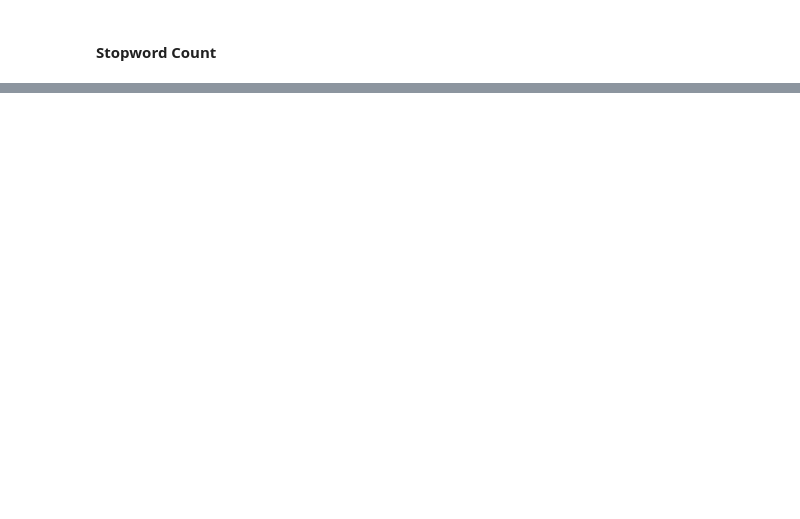
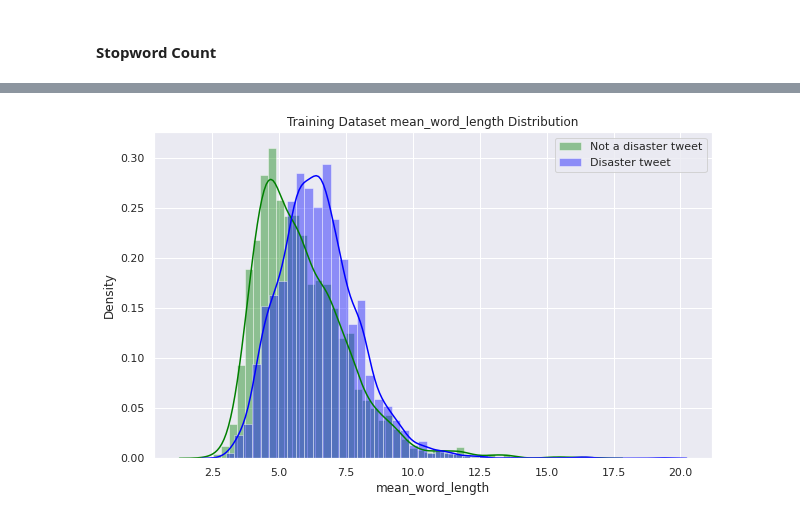
Before and after one commit to FanusArefaine/Natural-Language-Processing, a Jupyter notebook: NLP_Text_Classification_Disaster_or_Not.ipynb, the cells around one changed output, grey strips where cells are left out. Drawn from its saved outputs; the diff is of its cells as text; code cells hidden in the pictures; blank space fills up the shorter version.

```diff
--- a/NLP_Text_Classification_Disaster_or_Not.ipynb
+++ b/NLP_Text_Classification_Disaster_or_Not.ipynb
@@ -362,0 +415,16 @@ distribution_plot(train_df, 'character_count')
+# %%
+# Creating 'mean word length' feature in the dataframe
+
+def mean_word_length(df):
+  df['mean_word_length'] = df['text'].apply(lambda s: np.mean([len(word) for word in str(s).split()]))
+  return df
+
+
+train_df = mean_word_length(train_df)
+test_df = mean_word_length(test_df)
+# %%
+# Distribution of mean word length against the target feature in training dataset
+
+distribution_plot(train_df, 'mean_word_length')
+# %% [output]
+[figure, added]
```
Also changed, not shown: parts of 14 cells of this notebook.
